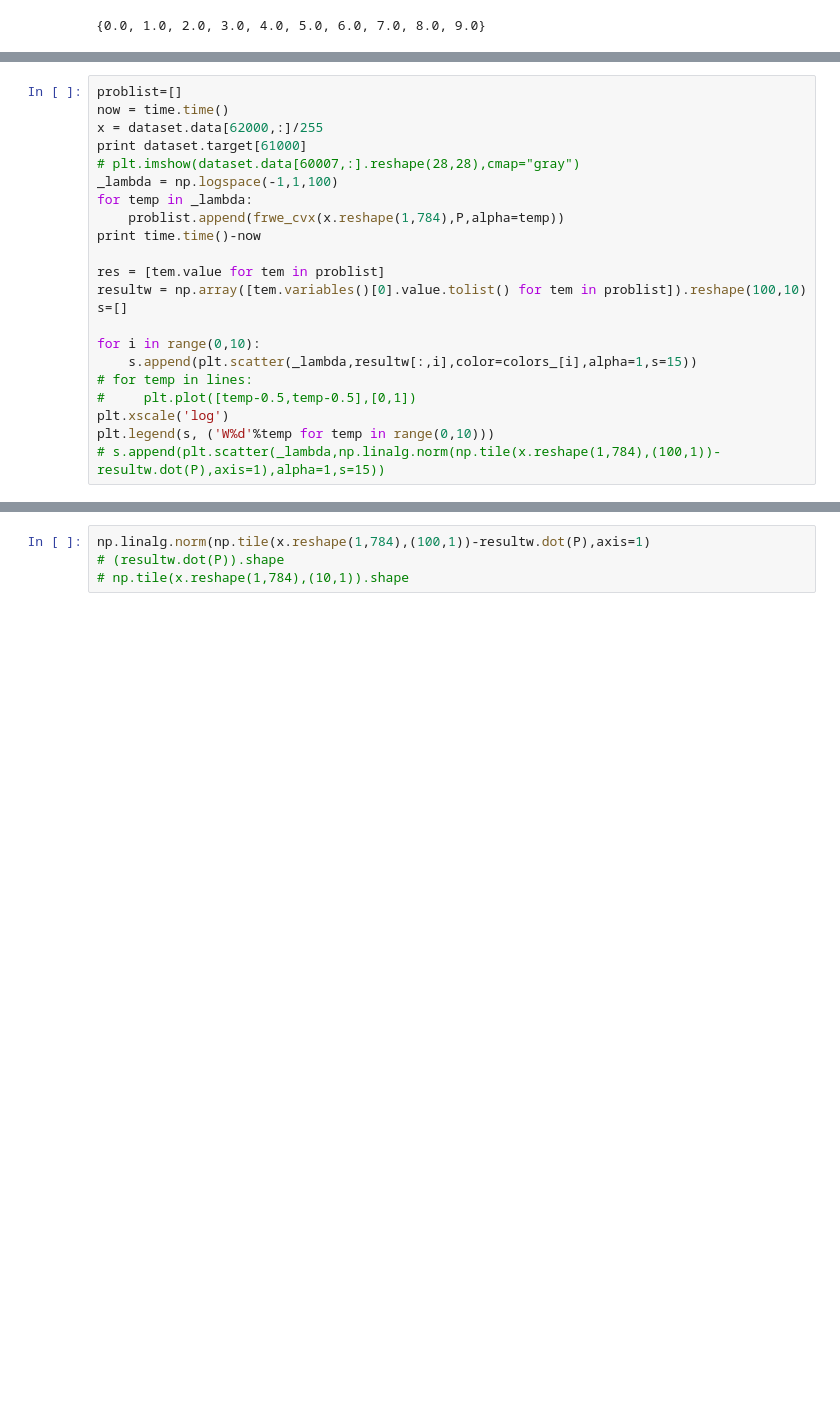
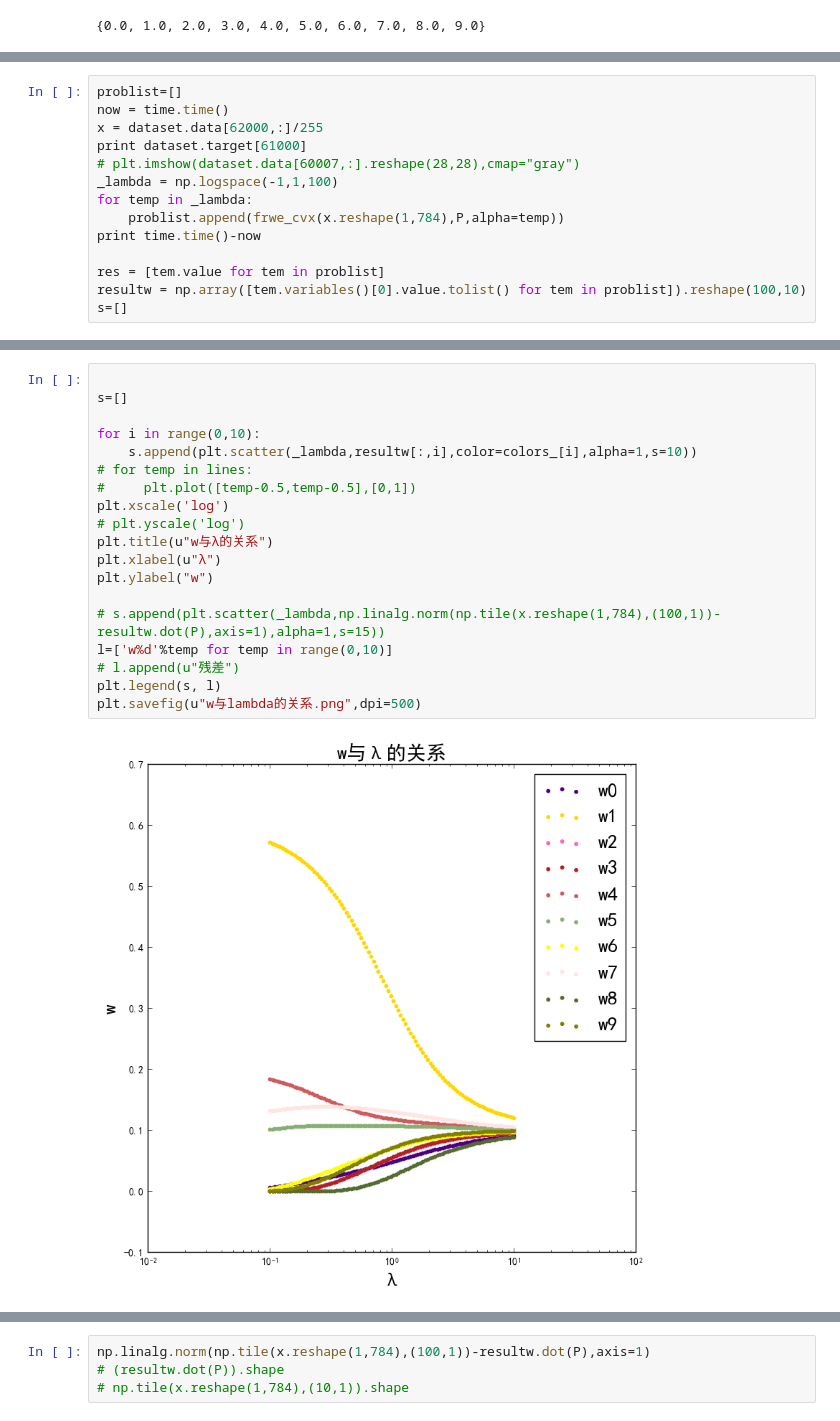
Before and after one commit to lioo717/paper, a Jupyter notebook: 实验/Untitled1.ipynb, the cells around one changed output, grey strips where cells are left out. Saved outputs shown, nothing was run; the diff lists cells and outputs as text; blank space fills up the shorter version.

```diff
--- a/实验/Untitled1.ipynb
+++ b/实验/Untitled1.ipynb
@@ -73,13 +88,5 @@ print time.time()-now
 res = [tem.value for tem in problist]
 resultw = np.array([tem.variables()[0].value.tolist() for tem in problist]).reshape(100,10)
 s=[]
-
-for i in range(0,10):
-    s.append(plt.scatter(_lambda,resultw[:,i],color=colors_[i],alpha=1,s=15))
-# for temp in lines:
-#     plt.plot([temp-0.5,temp-0.5],[0,1])
-plt.xscale('log')
-plt.legend(s, ('W%d'%temp for temp in range(0,10)))
-# s.append(plt.scatter(_lambda,np.linalg.norm(np.tile(x.reshape(1,784),(100,1))-resultw.dot(P),axis=1),alpha=1,s=15))
 # %% [output]
 1.0
@@ -88,0 +94,21 @@ plt.legend(s, ('W%d'%temp for temp in range(0,10)))
+# %%
+
+s=[]
+
+for i in range(0,10):
+    s.append(plt.scatter(_lambda,resultw[:,i],color=colors_[i],alpha=1,s=10))
+# for temp in lines:
+#     plt.plot([temp-0.5,temp-0.5],[0,1])
+plt.xscale('log')
+# plt.yscale('log')
+plt.title(u"w与λ的关系")
+plt.xlabel(u"λ")
+plt.ylabel("w")
+
+# s.append(plt.scatter(_lambda,np.linalg.norm(np.tile(x.reshape(1,784),(100,1))-resultw.dot(P),axis=1),alpha=1,s=15))
+l=['w%d'%temp for temp in range(0,10)]
+# l.append(u"残差")
+plt.legend(s, l)
+plt.savefig(u"w与lambda的关系.png",dpi=500)
+# %% [output]
+[figure, added]
```
Also changed, not shown: parts of 5 cells of this notebook, 3 other files.
